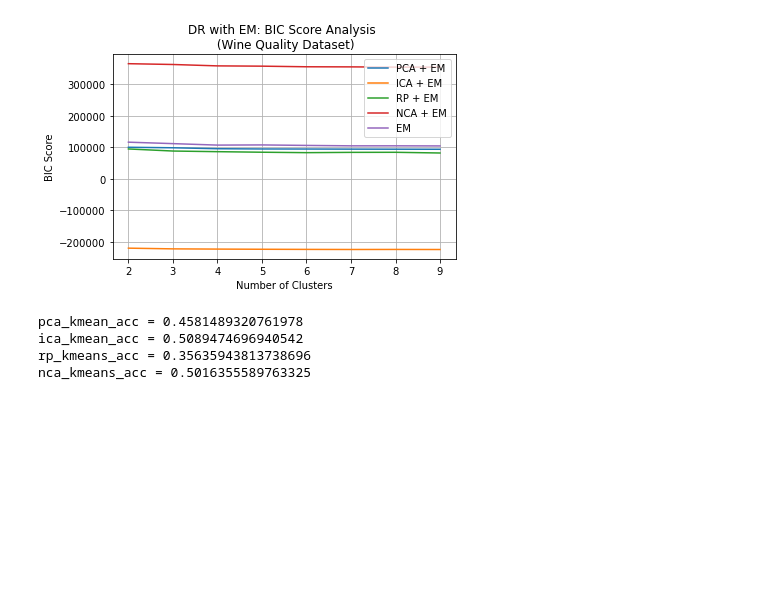
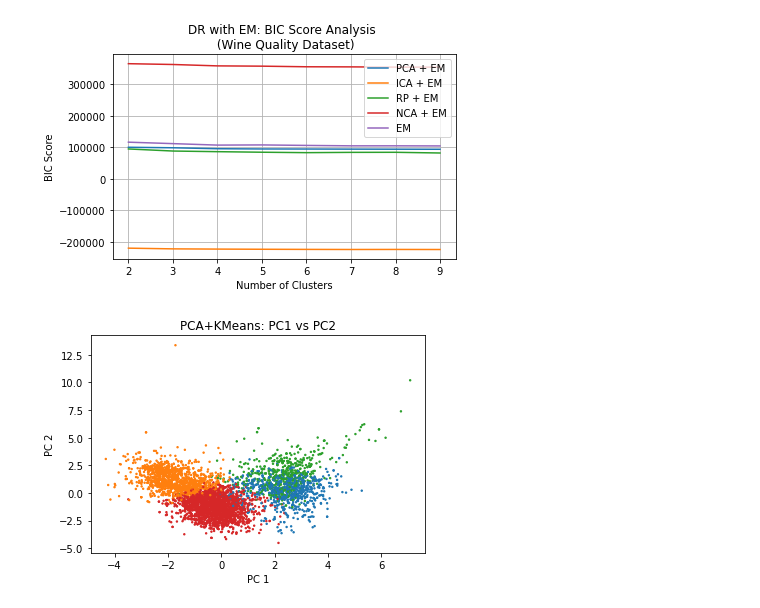
Before and after one commit to rahalrsh/dimensionality-reduction, a Jupyter notebook: clustering-wine-quality.ipynb, the cells around one changed output. Cells and saved outputs as stored; diff of their text form; code cells hidden in the pictures; blank space fills up the shorter version.

```diff
--- a/clustering-wine-quality.ipynb
+++ b/clustering-wine-quality.ipynb
@@ -1550,17 +1590,40 @@ def nca_em_acc(x_train_sc, y_train):
     clustering_accuracy = accuracy_score(labels, y_train)
     print(f"nca_em_acc = {clustering_accuracy}")
 # %%
-pca_kmean_acc(x_train_sc, y_train)
-ica_kmean_acc(x_train_sc, y_train)
-rp_kmeans_acc(x_train_sc, y_train)
-nca_kmeans_acc(x_train_sc, y_train)
+# pca_kmean_acc(x_train_sc, y_train)
+# ica_kmean_acc(x_train_sc, y_train)
+# rp_kmeans_acc(x_train_sc, y_train)
+# nca_kmeans_acc(x_train_sc, y_train)
-# %% [output]
-pca_kmean_acc = 0.4581489320761978
-ica_kmean_acc = 0.5089474696940542
-rp_kmeans_acc = 0.35635943813738696
-nca_kmeans_acc = 0.5016355589763325
 # %%
 # pca_em_acc(x_train_sc, y_train)
 # # ica_em_acc(x_train_sc, y_train)
 # # rp_em_acc(x_train_sc, y_train)
 # # nca_em_acc(x_train_sc, y_train)
+# %%
+def pca_kmean_pplot(x_train_sc, y_train):
+    pca = PCA(n_components = 7, random_state=2)
+    x_transformed = pca.fit_transform(x_train_sc)
+
+    km = KMeans(n_clusters=4, random_state=1)
+    labels = km.fit_predict(x_transformed)
+
+
+    # pairplot
+    data = pd.DataFrame(x_transformed)
+    data = data.iloc[:, :3]
+    data["labels"] = labels
+
+    colors = ['tab:red','tab:green','tab:blue','tab:orange']
+    plt.scatter(data[0], data[1], c=data["labels"].apply(lambda x: colors[x]), s=2)
+
+    plt.xlabel("PC 1")
+    plt.ylabel("PC 2")
+    plt.title("PCA+KMeans: PC1 vs PC2")
+
+    plt.savefig('images/wq/20.1 pair plot.png')
+
+    plt.show()
+
+pca_kmean_pplot(x_train_sc, y_train)
+# %% [output]
+[figure, added]
```
Also changed, not shown: parts of 6 cells of this notebook, 1 other file.
